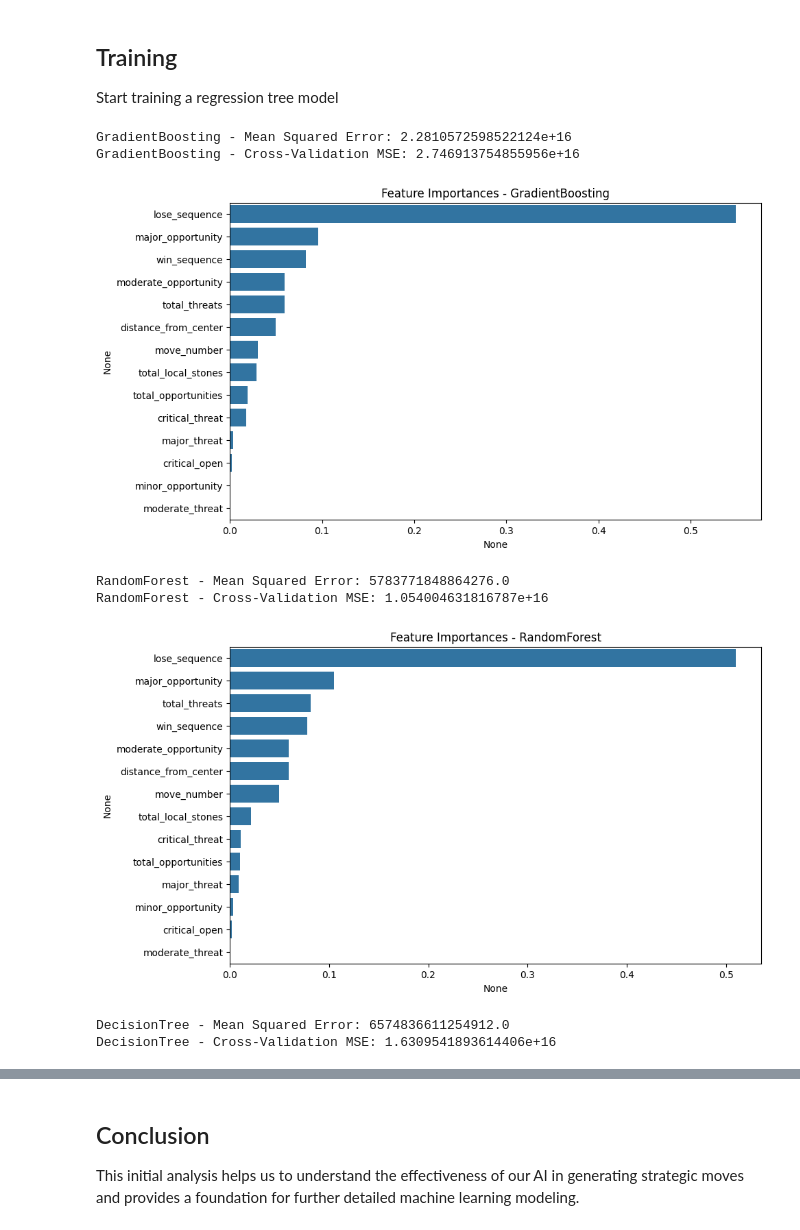
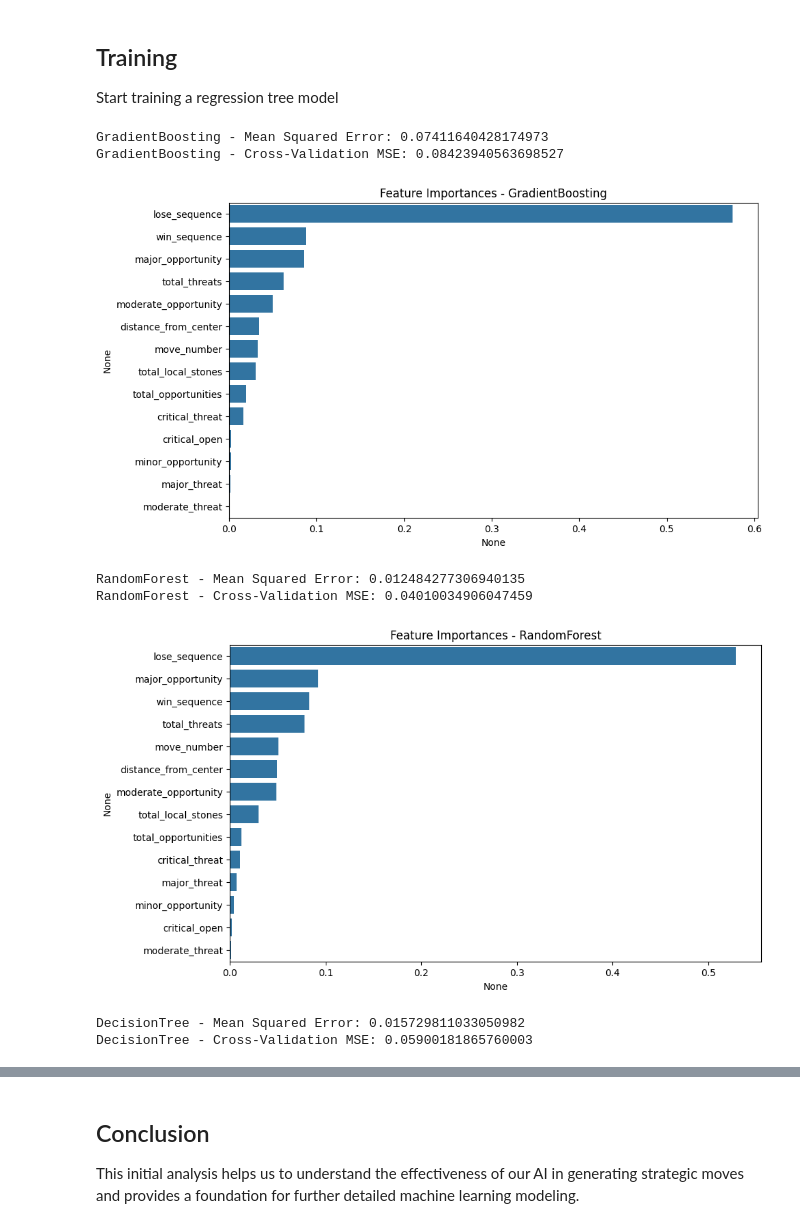
Before and after one commit to wuzikang961215/Personal-Projects, a Jupyter notebook: Gomoku-AI/scripts/gomokuML.ipynb, the cells around one changed output, grey strips where cells are left out. Drawn from its saved outputs; the diff is of its cells as text; code cells hidden in the pictures.

```diff
--- a/Gomoku-AI/scripts/gomokuML.ipynb
+++ b/Gomoku-AI/scripts/gomokuML.ipynb
@@ -160,13 +160,12 @@ import joblib
 # Load the cleaned data
 df = pd.read_csv(data_dir / 'game_data_black.csv')
 
-# Drop the highly correlated features and position features for experimentation
-# df = df.drop(columns=['aggressive_sequence', 'lose_sequence', 'minor_opportunity'])
+# Drop the highly correlated or irrelevant features for experimentation
 df = df.drop(columns=['position_x', 'position_y', 'aggressive_sequence', 'defensive_pressure'])
 
 # Normalize the scores
-# scaler = StandardScaler()
-# df['score'] = scaler.fit_transform(df[['score']])
+scaler = StandardScaler()
+df['score'] = scaler.fit_transform(df[['score']])
 
 # Separate the features and the target variable
 X = df.drop(columns=['score', 'player', 'position', 'game_number'])
@@ -193,38 +192,38 @@ cv_scores = {}
 # Train and evaluate each model
 for name, model in models.items():
     model.fit(X_train, y_train)
     y_pred = model.predict(X_test)
 
     # Calculate Mean Squared Error
     mse = mean_squared_error(y_test, y_pred)
     mse_scores[name] = mse
 
     # Cross-validation
     cv_score = cross_val_score(model, X, y, cv=5, scoring='neg_mean_squared_error')
     cv_scores[name] = -cv_score.mean()
 
     print(f"{name} - Mean Squared Error: {mse}")
     print(f"{name} - Cross-Validation MSE: {-cv_score.mean()}")
 
     # Save the Random Forest model
     if name == 'RandomForest':
         joblib.dump(model, data_dir / 'random_forest_gomoku.pkl')
 
     # Visualize the feature importances for each model
     if hasattr(model, 'feature_importances_'):
         feature_importances = pd.Series(model.feature_importances_, index=X.columns)
         feature_importances = feature_importances.sort_values(ascending=False)
 
         plt.figure(figsize=(10, 6))
         sns.barplot(x=feature_importances, y=feature_importances.index)
         plt.title(f"Feature Importances - {name}")
         plt.show()
 # %% [output]
-GradientBoosting - Mean Squared Error: 2.2810572598522124e+16
-GradientBoosting - Cross-Validation MSE: 2.746913754855956e+16
+GradientBoosting - Mean Squared Error: 0.07411640428174973
+GradientBoosting - Cross-Validation MSE: 0.08423940563698527
-[figure, old version]
+[figure, new version]
-RandomForest - Mean Squared Error: 5783771848864276.0
-RandomForest - Cross-Validation MSE: 1.054004631816787e+16
+RandomForest - Mean Squared Error: 0.012484277306940135
+RandomForest - Cross-Validation MSE: 0.04010034906047459
-[figure, old version]
+[figure, new version]
-DecisionTree - Mean Squared Error: 6574836611254912.0
-DecisionTree - Cross-Validation MSE: 1.6309541893614406e+16
+DecisionTree - Mean Squared Error: 0.015729811033050982
+DecisionTree - Cross-Validation MSE: 0.05900181865760003
```
Also changed, not shown: parts of 3 cells of this notebook, 5 other files.
